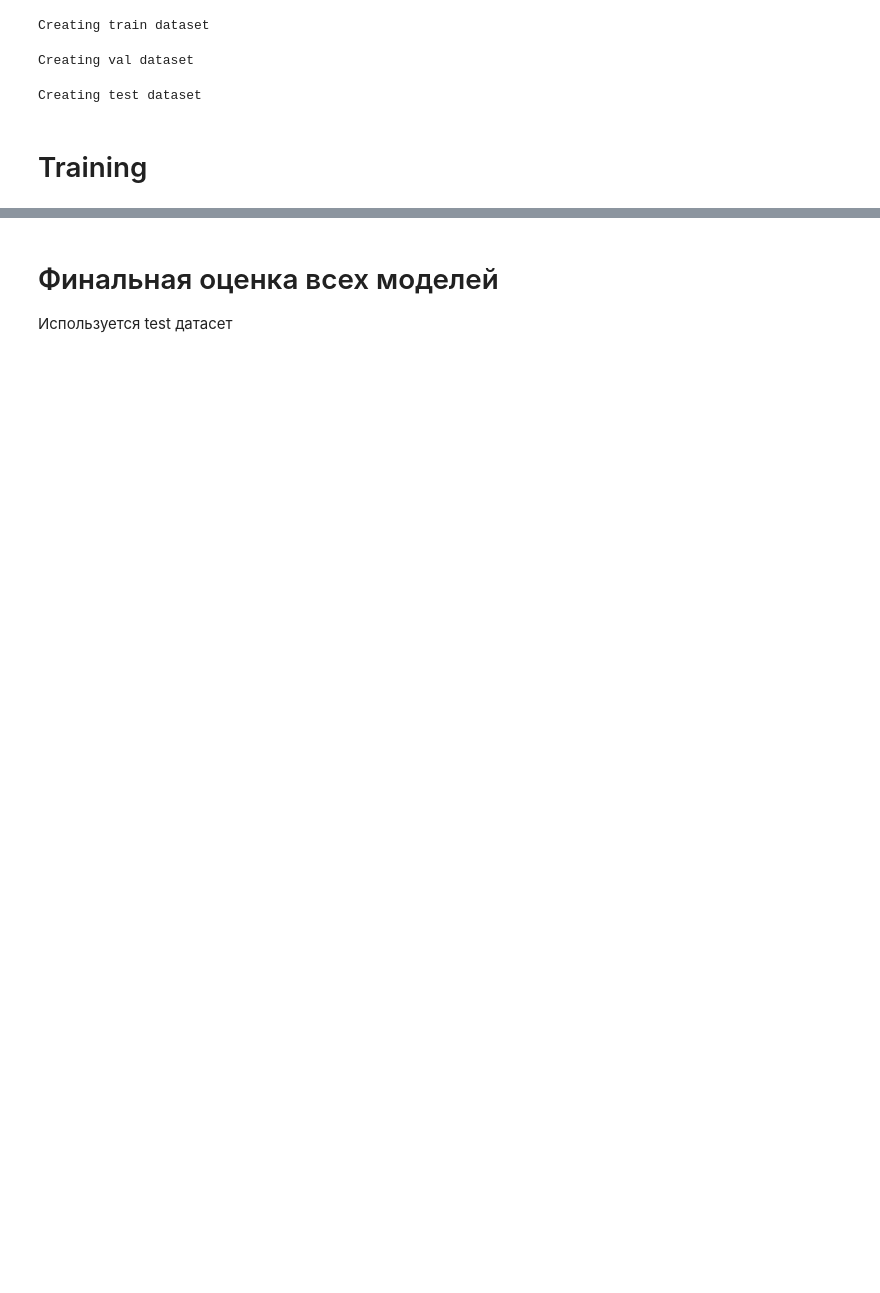
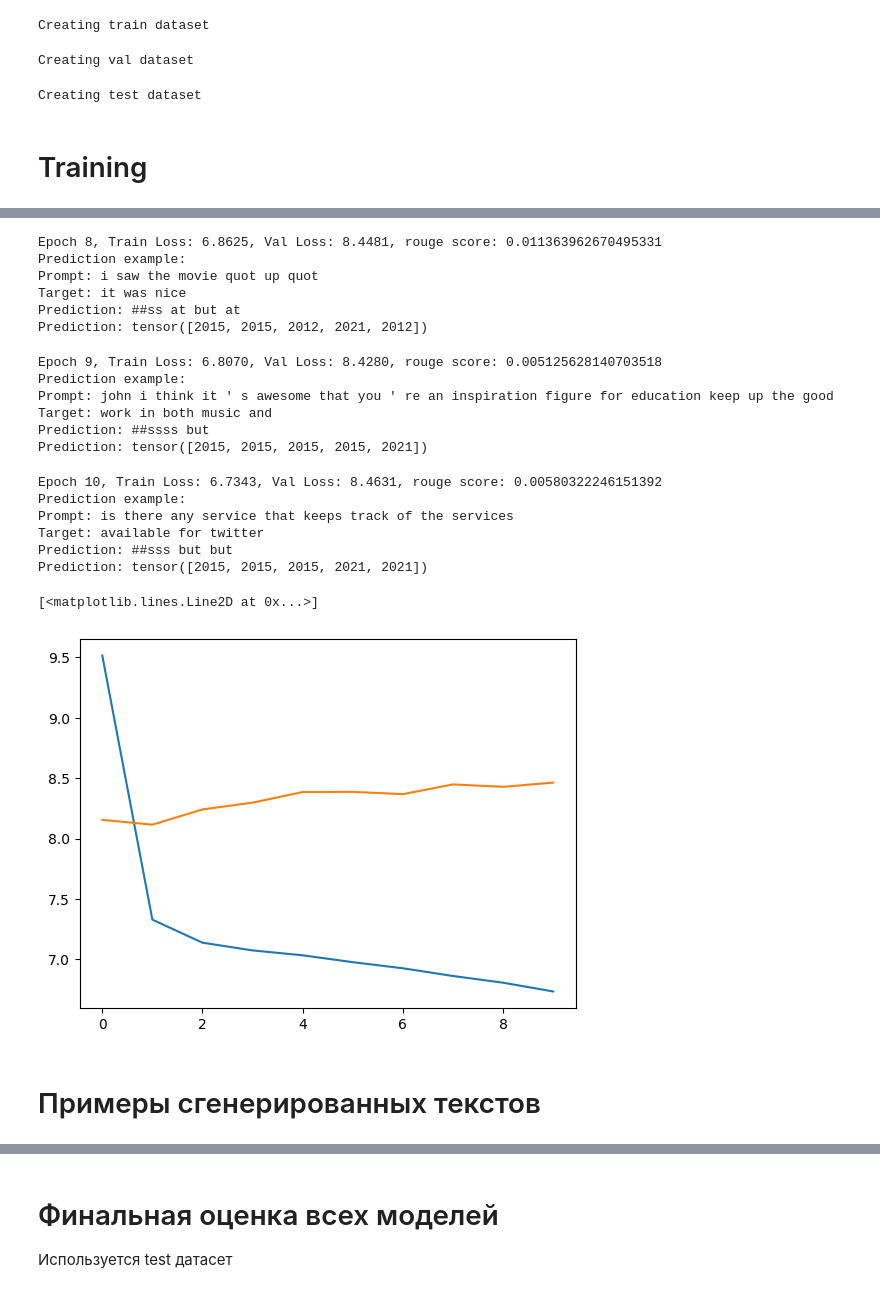
Before and after one commit to akaserpens/text-autocomplete-rnn, a Jupyter notebook: solution.ipynb, the cells around one changed output, grey strips where cells are left out. Drawn from its saved outputs; the diff is of its cells as text; code cells hidden in the pictures; blank space fills up the shorter version.

Commit message:
new model for text generation

```diff
--- a/solution.ipynb
+++ b/solution.ipynb
@@ -38,6 +39,8 @@ from src.next_token_dataset import NextTokenDataset, next_token_data_loader
 # %%
 device = 'cuda' if torch.cuda.is_available() else 'cpu'
 print(f'Using {device} device')
+
+torch.manual_seed(42)
 
 config_file_path = os.path.join(BASE_PATH, 'configs/config.yaml')
 
@@ -56,7 +59,7 @@ TEST_DATASET_PATH = os.path.join(BASE_PATH, config['dataset']['dir'], f'{DATASET
 
 MODEL_DIR = os.path.join(BASE_PATH, config['model']['dir'])
 
-MAX_SEQ_LENGTH = 30
+MAX_SEQ_LENGTH = 5
 
 monitoring.init_clearml(config['clearml'])
 # %% [output]
@@ -327,0 +247,9 @@ if TRAIN_SEQ2SEQ:
+# %%
+model = seq2seq_model.NextTokenGenerator(
+    tokenizer.vocab_size,
+    hidden_dim=config['model']['hidden_dim']
+)
+
+criterion = nn.CrossEntropyLoss(ignore_index=PAD_TOKEN_ID, weight=weights)
+optimizer = Adam(model.parameters(), lr=1e-3)
+trainer = train_utils.Seq2SeqTrainer()
@@ -327,0 +268,43 @@ if TRAIN_SEQ2SEQ:
+# %%
+model.to(device)
+
+all_train = []
+all_val = []
+
+with monitoring.ClearMLTask(project_name='RNN Autocomplete', task_name='Seq2seq2 model', task_config=task_config) as task:
+    for epoch in range(config['train']['max_epoch']):
+        train_loss, val_loss = train_utils.train_val_cycle(
+            train_data=train_loader,
+            val_data=val_loader,
+            model=model,
+            criterion=criterion,
+            optimizer=optimizer,
+            trainer=trainer,
+            device=device
+        )
+
+        rouge1 = 0
+        rouge1, _ = model_scoring.score_model(model, val_loader, tokenizer, max_new_tokens=MAX_SEQ_LENGTH, device=device)
+
+        task.report_scalar('Loss', 'train', train_loss, epoch)
+        task.report_scalar('Loss', 'validate', val_loss, epoch)
+
+        task.report_scalar('Rouge', 'validate', val_loss, epoch)
+
+        all_train.append(train_loss)
+        all_val.append(val_loss)
+
+        print(f'Epoch {epoch + 1}, Train Loss: {train_loss:.4f}, Val Loss: {val_loss:.4f}, rouge score: {rouge1}')
+
+        model.eval()
+        print('Prediction example:')
+        print_random_predictions(model, val_loader, 1)
+
+        # начиная с десятой эпохи сохраняем промежуточные веса
+        # если эпох меньше 10, то сохраним только последнее состояние
+        if (epoch >= 9) or (epoch == config['train']['max_epoch'] - 1):
+            save_model(model, run_id, epoch + 1)
+
+plt.plot(all_train, label='train')
+plt.plot(all_val, label='val')
+# %% [output]
@@ -327,0 +353,22 @@ if TRAIN_SEQ2SEQ:
+Epoch 8, Train Loss: 6.8625, Val Loss: 8.4481, rouge score: 0.011363962670495331
+Prediction example:
+Prompt: i saw the movie quot up quot
+Target: it was nice
+Prediction: ##ss at but at
+Prediction: tensor([2015, 2015, 2012, 2021, 2012])
+Epoch 9, Train Loss: 6.8070, Val Loss: 8.4280, rouge score: 0.005125628140703518
+Prediction example:
+Prompt: john i think it ' s awesome that you ' re an inspiration figure for education keep up the good
+Target: work in both music and
+Prediction: ##ssss but
+Prediction: tensor([2015, 2015, 2015, 2015, 2021])
+Epoch 10, Train Loss: 6.7343, Val Loss: 8.4631, rouge score: 0.00580322246151392
+Prediction example:
+Prompt: is there any service that keeps track of the services
+Target: available for twitter
+Prediction: ##sss but but
+Prediction: tensor([2015, 2015, 2015, 2021, 2021])
+[<matplotlib.lines.Line2D at 0x...>]
+[figure, added]
+# %% [markdown]
+# Примеры сгенерированных текстов
```
Also changed, not shown: parts of 22 cells of this notebook, 8 other files.
